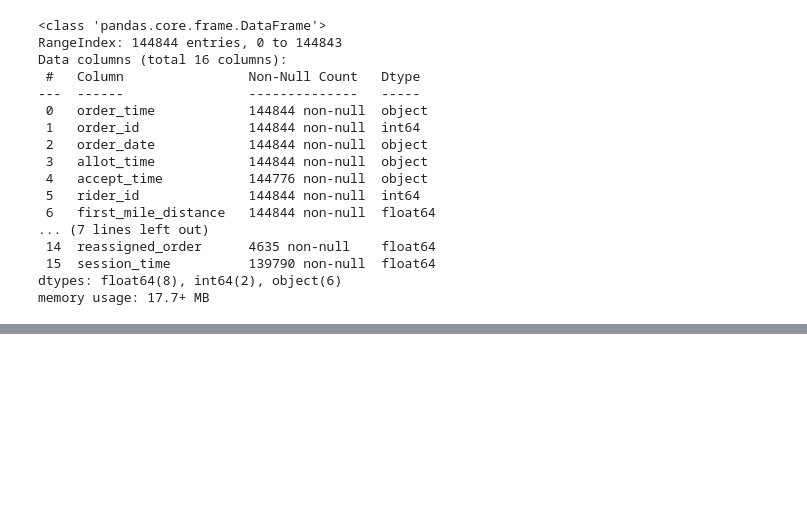
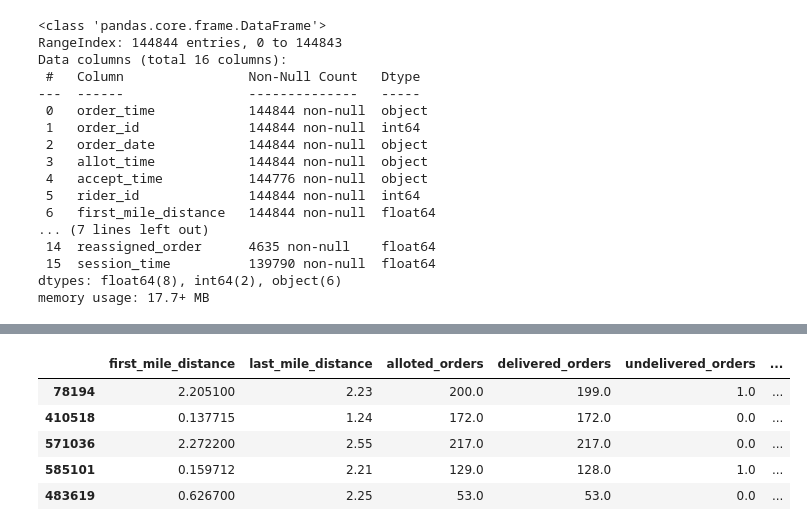
Before and after one commit to aryanpandey/Cascade-Cup-2022, a Jupyter notebook: Cascade_Cup_Aditya.ipynb, the cells around one changed output, grey strips where cells are left out. Drawn from its saved outputs; the diff is of its cells as text; code cells hidden in the pictures; blank space fills up the shorter version.

```diff
--- a/Cascade_Cup_Aditya.ipynb
+++ b/Cascade_Cup_Aditya.ipynb
@@ -247,0 +308,9 @@ Name: reassigned_order, dtype: int64
+# %%
+adv_X_Train.head()
+# %% [output]
+|  | first_mile_distance | last_mile_distance | alloted_orders | delivered_orders | undelivered_orders | ... |
+| 78194 | 2.205100 | 2.23 | 200.0 | 199.0 | 1.0 | ... |
+| 410518 | 0.137715 | 1.24 | 172.0 | 172.0 | 0.0 | ... |
+| 571036 | 2.272200 | 2.55 | 217.0 | 217.0 | 0.0 | ... |
+| 585101 | 0.159712 | 2.21 | 129.0 | 128.0 | 1.0 | ... |
+| 483619 | 0.626700 | 2.25 | 53.0 | 53.0 | 0.0 | ... |
```
Also changed, not shown: parts of 31 cells of this notebook.
